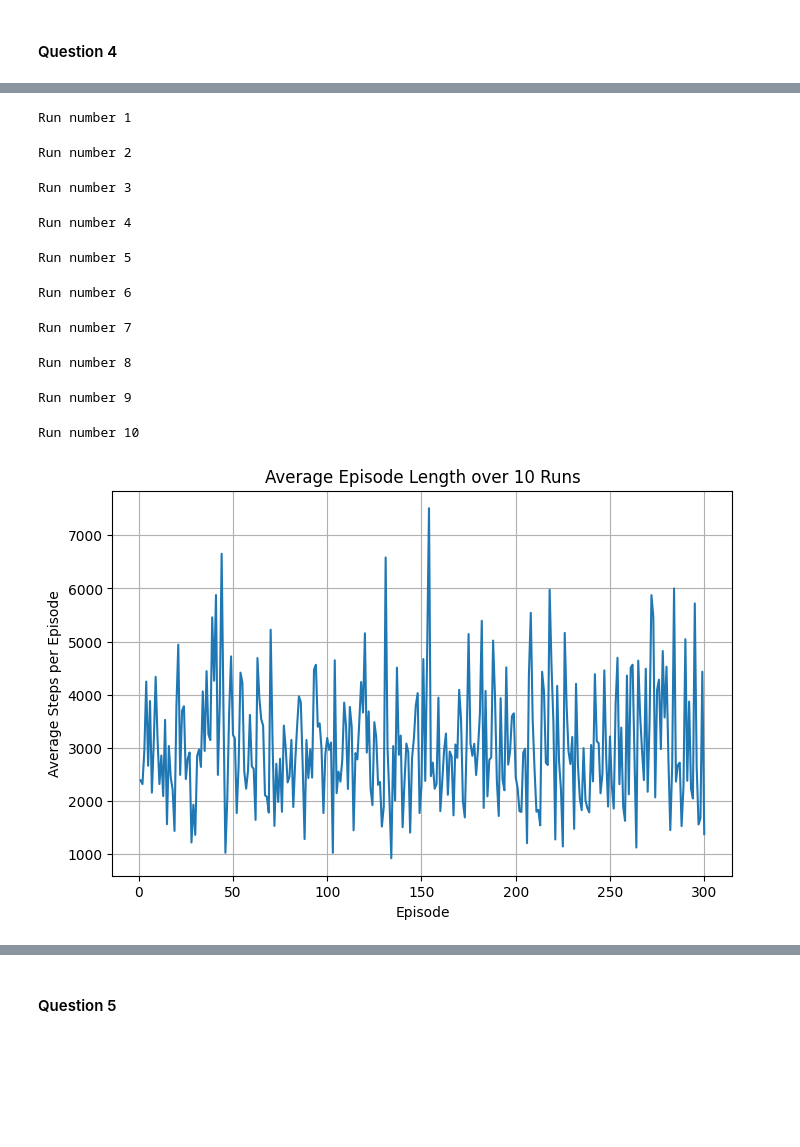
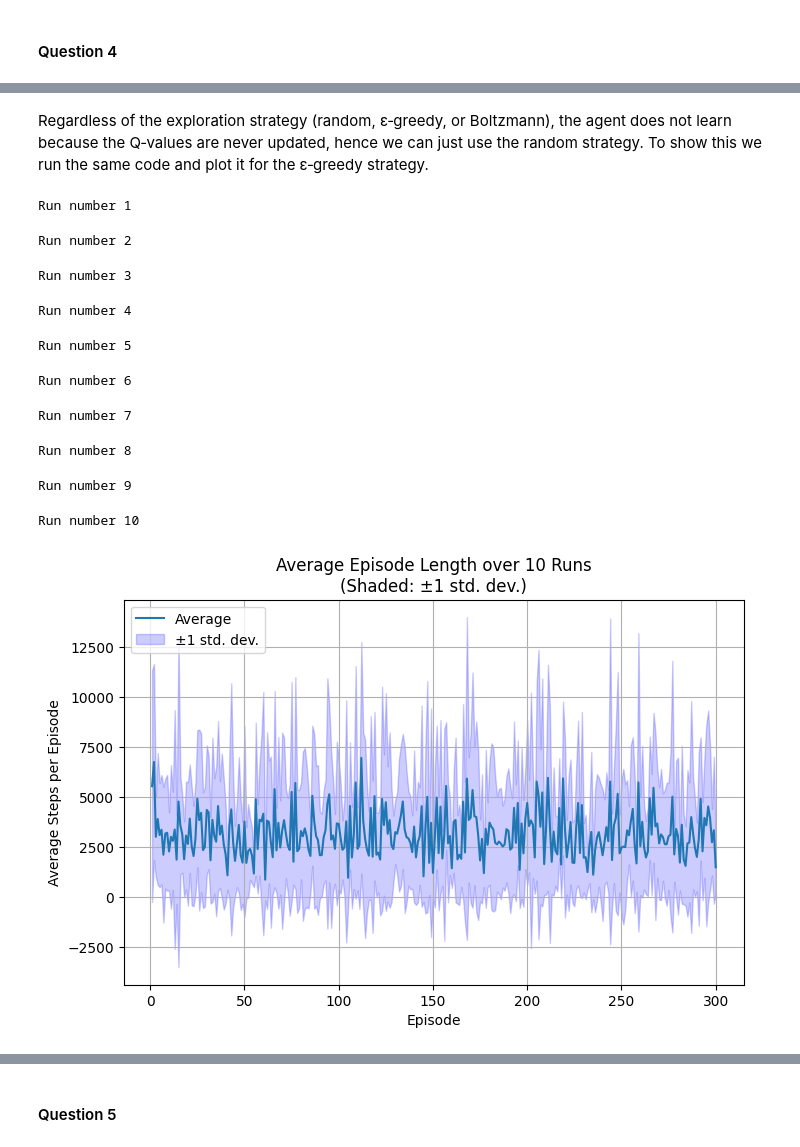
Before and after one commit to luca23bledea/CI_assignment3, a Jupyter notebook: src/Main.ipynb, the cells around one changed output, grey strips where cells are left out. Drawn from its saved outputs; the diff is of its cells as text; code cells hidden in the pictures; blank space fills up the shorter version.

```diff
--- a/src/Main.ipynb
+++ b/src/Main.ipynb
@@ -237,22 +279,2 @@ _You may want to directly modify the cycle in Question 2._
 # %% [markdown]
 #### Question 4
-# %%
-all_lengths = []
-for run in range(10):
-    print("Run number " + str(run + 1))
-    episode_lengths, episode_rewards = agent_cycle()
-    all_lengths.append(episode_lengths)
-
-min_episodes = min(len(length) for length in all_lengths)
-
-avg_lengths = []
-for ep in range(min_episodes):
-    avg_lengths.append(np.mean([length[ep] for length in all_lengths]))
-
-plt.figure(figsize=(8, 5))
-plt.plot(range(1, min_episodes + 1), avg_lengths)
-plt.xlabel('Episode')
-plt.ylabel('Average Steps per Episode')
-plt.title('Average Episode Length over 10 Runs')
-plt.grid(True)
-plt.show()
@@ -321,32 +329,50 @@ Run number 10
+# %% [markdown]
+Regardless of the exploration strategy (random, ε‑greedy, or Boltzmann), the agent does not learn because the Q‑values are never updated, hence we can just use the random strategy. To show this we run the same code and plot it for the ε‑greedy strategy.
 # %%
 all_lengths = []
 for run in range(10):
     print("Run number " + str(run + 1))
-    episode_lengths, episode_rewards = agent_cycle(strategy=2)
+    episode_lengths, episode_rewards = agent_cycle(strategy=1)
     all_lengths.append(episode_lengths)
 
 min_episodes = min(len(length) for length in all_lengths)
 
+# Compute averages and standard deviations
 avg_lengths = []
+std_lengths = []
 for ep in range(min_episodes):
-    avg_lengths.append(np.mean([length[ep] for length in all_lengths]))
+    episode_steps = [length[ep] for length in all_lengths]
+    avg_lengths.append(np.mean(episode_steps))
+    std_lengths.append(np.std(episode_steps))
+
+avg_lengths = np.array(avg_lengths)
+std_lengths = np.array(std_lengths)
 
 plt.figure(figsize=(8, 5))
-plt.plot(range(1, min_episodes + 1), avg_lengths)
+plt.plot(range(1, min_episodes + 1), avg_lengths, label='Average')
+plt.fill_between(
+    range(1, min_episodes + 1),
+    avg_lengths - std_lengths,
+    avg_lengths + std_lengths,
+    color='b',
+    alpha=0.2,
+    label='±1 std. dev.'
+)
 plt.xlabel('Episode')
 plt.ylabel('Average Steps per Episode')
-plt.title('Average Episode Length over 10 Runs')
+plt.title('Average Episode Length over 10 Runs\n(Shaded: ±1 std. dev.)')
 plt.grid(True)
+plt.legend()
 plt.show()
 # %% [output]
 Run number 1
 Run number 2
 Run number 3
 Run number 4
 Run number 5
 Run number 6
 Run number 7
 Run number 8
 Run number 9
 Run number 10
-[figure, old version]
+[figure, new version]
```
Also changed, not shown: parts of 12 cells of this notebook.
